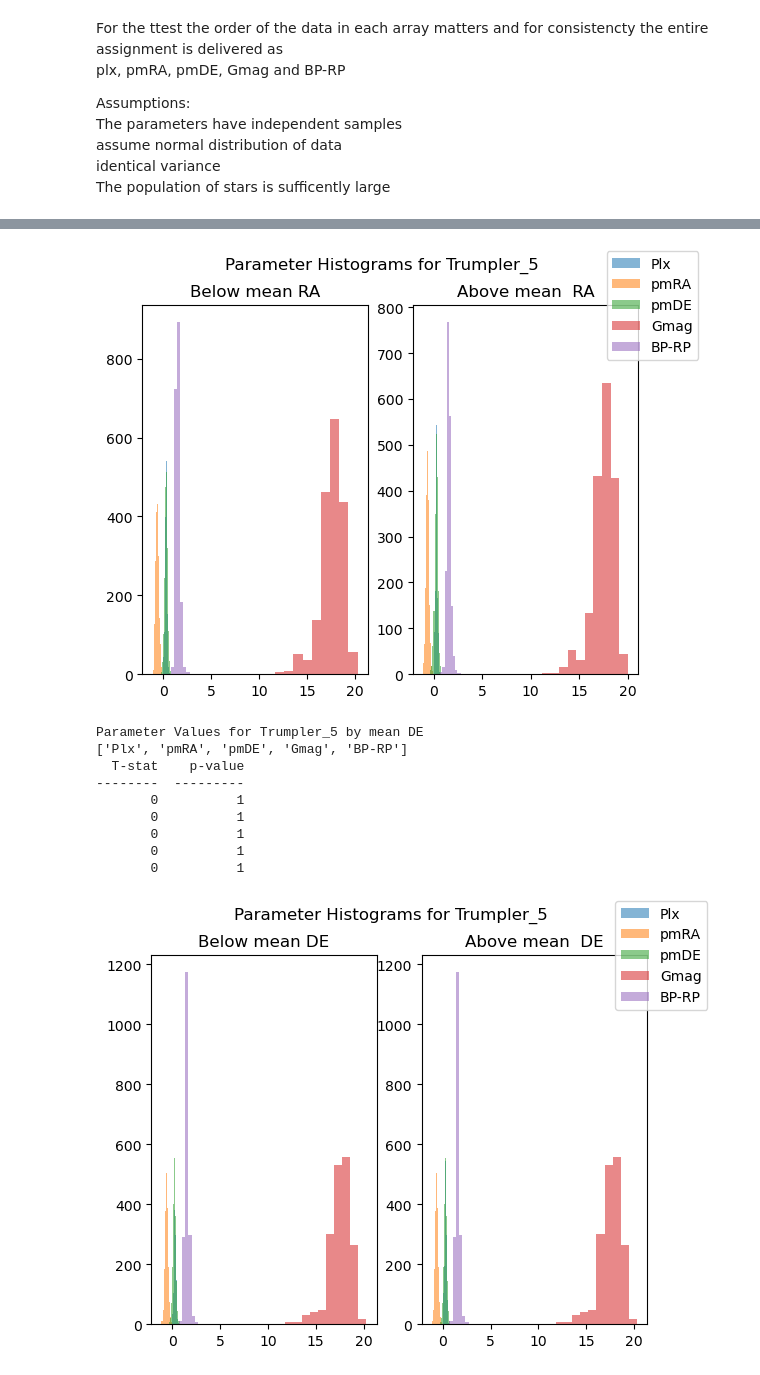
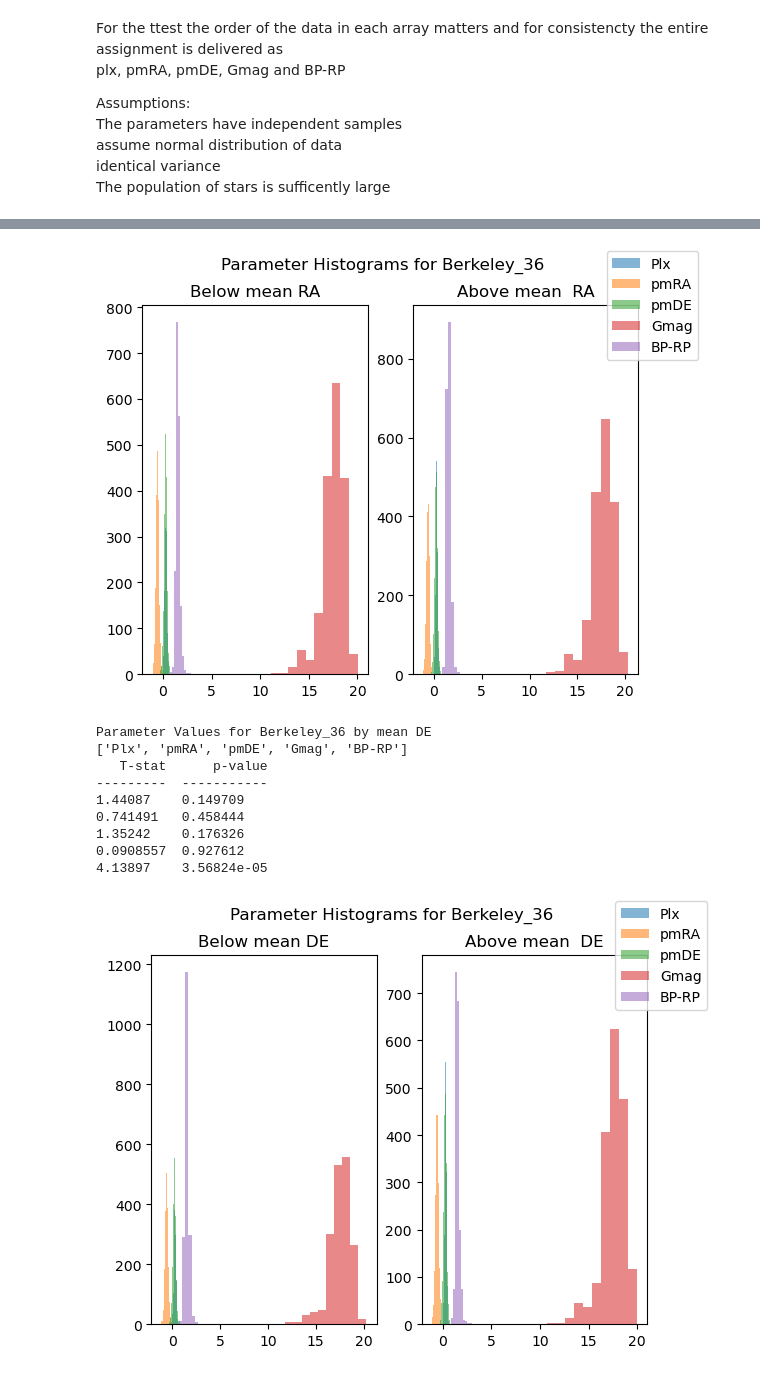
Before and after one commit to MantisShrimp2/Stat_Methods_2024, a Jupyter notebook: Assignment1/Karan_Kumar_A1.ipynb, the cells around one changed output, grey strips where cells are left out. Drawn from its saved outputs; the diff is of its cells as text; code cells hidden in the pictures.

Commit message:
Fixed a bug with mean DEC samples, finalized code
submitted for grading

```diff
--- a/Assignment1/Karan_Kumar_A1.ipynb
+++ b/Assignment1/Karan_Kumar_A1.ipynb
@@ -320,7 +325,7 @@ def spatial(clean_cluster,stars):
     RA_above_data = RA_above_mean[data_labels].to_numpy()
     #same for DEc
     DE_below_data = DE_below_mean[data_labels].to_numpy()
-    DE_above_data = DE_below_mean[data_labels].to_numpy()
+    DE_above_data = DE_above_mean[data_labels].to_numpy()
 
     #below is a test plot of the histograms  you can uncomment it to see but it affects the
     return RA_below_data, RA_above_data, DE_below_data, DE_above_data
@@ -484,7 +489,7 @@ def t_test_arrays(array1_below, array2_after,cluster_name,coord):
 
     return None
 
-Trumpler_RA = t_test_arrays(RA_above_data, RA_below_data,'Trumpler_5','RA')
+Trumpler_RA = t_test_arrays(RA_below_data, RA_above_data,'Berkeley_36','RA')
 
-Trumpler_DE = t_test_arrays(DE_above_data, DE_below_data,'Trumpler_5','DE')
+Trumpler_DE = t_test_arrays(DE_below_data, DE_above_data,'Berkeley_36','DE')
 # %% [output]
@@ -500,11 +505,11 @@ Parameter Values for Trumpler_5 by mean RA
-[figure, old version]
+[figure, new version]
-Parameter Values for Trumpler_5 by mean DE
+Parameter Values for Berkeley_36 by mean DE
 ['Plx', 'pmRA', 'pmDE', 'Gmag', 'BP-RP']
-  T-stat    p-value
---------  ---------
-       0          1
-       0          1
-       0          1
-       0          1
-       0          1
+   T-stat      p-value
+---------  -----------
+1.44087    0.149709
+0.741491   0.458444
+1.35242    0.176326
+0.0908557  0.927612
+4.13897    3.56824e-05
-[figure, old version]
+[figure, new version]
```
Also changed, not shown: parts of 20 cells of this notebook.
